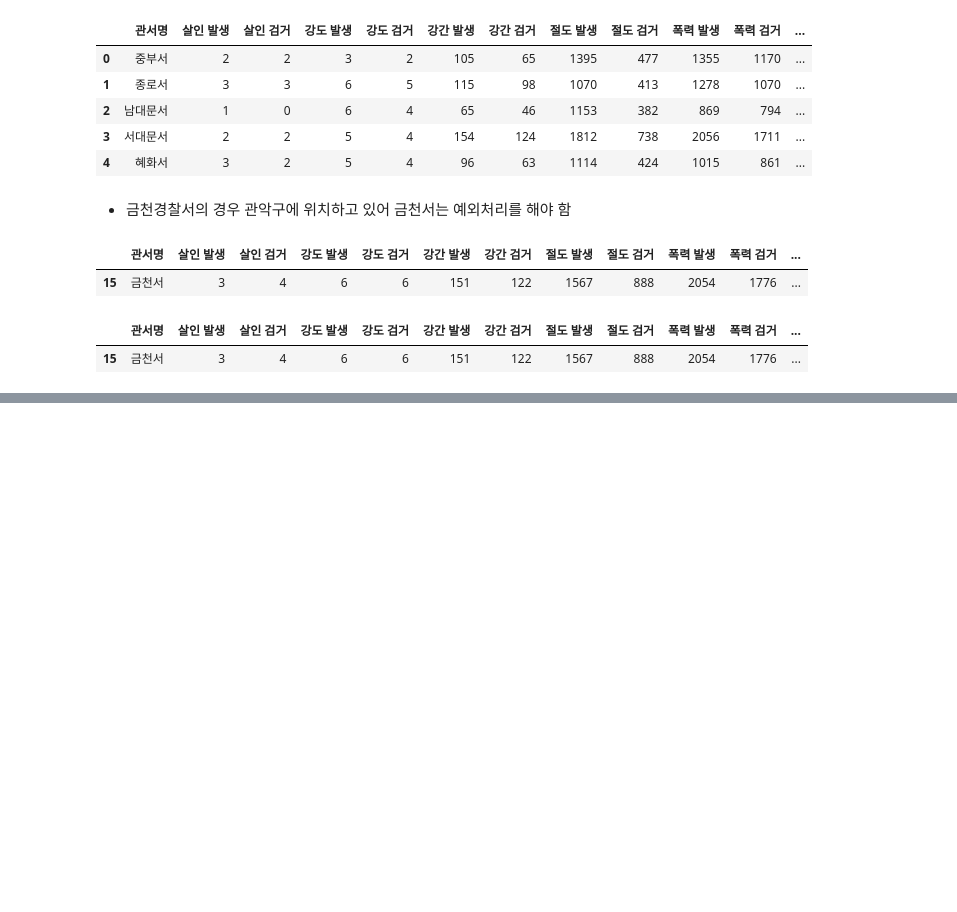
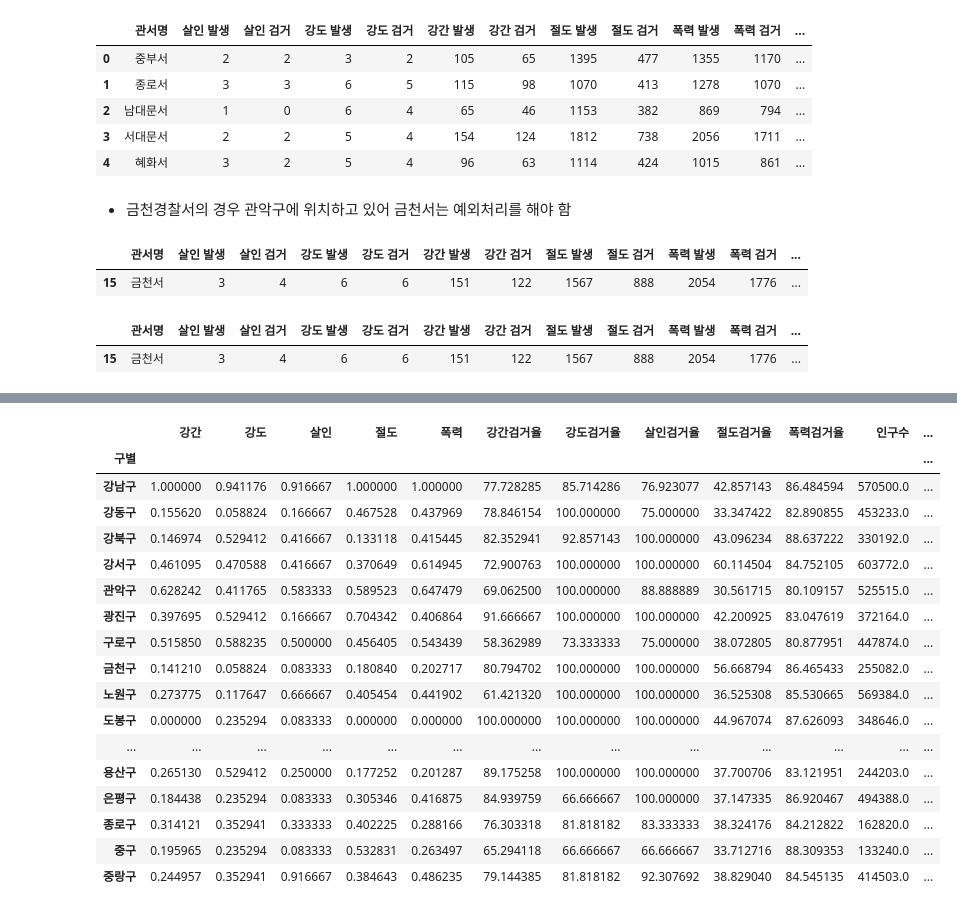
Before and after one commit to 2hongbi/ds-study, a Jupyter notebook: src/서울시범죄현황분석.ipynb, the cells around one changed output, grey strips where cells are left out. Cells and saved outputs as stored; diff of their text form; code cells hidden in the pictures; blank space fills up the shorter version.

```diff
--- a/src/서울시범죄현황분석.ipynb
+++ b/src/서울시범죄현황분석.ipynb
@@ -193,0 +261,7 @@ crime_data.to_csv('./../data/crime_in_seoul_include_gu_name.csv', sep=',', encod
+# %%
+crime_data.rename(columns={'강간 발생': '강간',
+                           '강도 발생': '강도',
+                           '살인 발생': '살인',
+                           '절도 발생': '절도',
+                           '폭력 발생': '폭력'}, inplace=True)
+crime_data.head()
@@ -193,0 +282,14 @@ crime_data.to_csv('./../data/crime_in_seoul_include_gu_name.csv', sep=',', encod
+# %%
+from sklearn import preprocessing
+
+col = ['강간', '강도', '살인', '절도', '폭력']
+
+x = crime_data[col].values
+min_max_scaler = preprocessing.MinMaxScaler()   # 최소값, 최대값을 이용해 정규화
+
+x_scaled = min_max_scaler.fit_transform(x.astype(float))
+crime_norm = pd.DataFrame(x_scaled, columns=col, index=crime_data.index)
+
+col2 = ['강간검거율', '강도검거율', '살인검거율', '절도검거율', '폭력검거율']
+crime_norm[col2] = crime_data[col2]
+crime_norm.head()
@@ -193,0 +304,4 @@ crime_data.to_csv('./../data/crime_in_seoul_include_gu_name.csv', sep=',', encod
+# %%
+result_cctv = pd.read_csv('./../data/cctv_result.csv', index_col='구별')
+crime_norm[['인구수', 'CCTV']] = result_cctv[['인구수', '소계']]
+crime_norm.head()
@@ -193,0 +316,4 @@ crime_data.to_csv('./../data/crime_in_seoul_include_gu_name.csv', sep=',', encod
+# %%
+col = ['강간', '강도', '살인', '절도', '폭력']
+crime_norm['범죄'] = np.sum(crime_norm[col], axis=1)
+crime_norm.head()
@@ -193,0 +328,23 @@ crime_data.to_csv('./../data/crime_in_seoul_include_gu_name.csv', sep=',', encod
+# %%
+col = ['강간검거율', '강도검거율', '살인검거율', '절도검거율', '폭력검거율']
+crime_norm['검거'] = np.sum(crime_norm[col], axis=1)
+crime_norm
+# %% [output]
+|  | 강간 | 강도 | 살인 | 절도 | 폭력 | 강간검거율 | 강도검거율 | 살인검거율 | 절도검거율 | 폭력검거율 | 인구수 | ... |
+| 구별 |  |  |  |  |  |  |  |  |  |  |  | ... |
+| 강남구 | 1.000000 | 0.941176 | 0.916667 | 1.000000 | 1.000000 | 77.728285 | 85.714286 | 76.923077 | 42.857143 | 86.484594 | 570500.0 | ... |
+| 강동구 | 0.155620 | 0.058824 | 0.166667 | 0.467528 | 0.437969 | 78.846154 | 100.000000 | 75.000000 | 33.347422 | 82.890855 | 453233.0 | ... |
+| 강북구 | 0.146974 | 0.529412 | 0.416667 | 0.133118 | 0.415445 | 82.352941 | 92.857143 | 100.000000 | 43.096234 | 88.637222 | 330192.0 | ... |
+| 강서구 | 0.461095 | 0.470588 | 0.416667 | 0.370649 | 0.614945 | 72.900763 | 100.000000 | 100.000000 | 60.114504 | 84.752105 | 603772.0 | ... |
+| 관악구 | 0.628242 | 0.411765 | 0.583333 | 0.589523 | 0.647479 | 69.062500 | 100.000000 | 88.888889 | 30.561715 | 80.109157 | 525515.0 | ... |
+| 광진구 | 0.397695 | 0.529412 | 0.166667 | 0.704342 | 0.406864 | 91.666667 | 100.000000 | 100.000000 | 42.200925 | 83.047619 | 372164.0 | ... |
+| 구로구 | 0.515850 | 0.588235 | 0.500000 | 0.456405 | 0.543439 | 58.362989 | 73.333333 | 75.000000 | 38.072805 | 80.877951 | 447874.0 | ... |
+| 금천구 | 0.141210 | 0.058824 | 0.083333 | 0.180840 | 0.202717 | 80.794702 | 100.000000 | 100.000000 | 56.668794 | 86.465433 | 255082.0 | ... |
+| 노원구 | 0.273775 | 0.117647 | 0.666667 | 0.405454 | 0.441902 | 61.421320 | 100.000000 | 100.000000 | 36.525308 | 85.530665 | 569384.0 | ... |
+| 도봉구 | 0.000000 | 0.235294 | 0.083333 | 0.000000 | 0.000000 | 100.000000 | 100.000000 | 100.000000 | 44.967074 | 87.626093 | 348646.0 | ... |
+| ... | ... | ... | ... | ... | ... | ... | ... | ... | ... | ... | ... | ... |
+| 용산구 | 0.265130 | 0.529412 | 0.250000 | 0.177252 | 0.201287 | 89.175258 | 100.000000 | 100.000000 | 37.700706 | 83.121951 | 244203.0 | ... |
+| 은평구 | 0.184438 | 0.235294 | 0.083333 | 0.305346 | 0.416875 | 84.939759 | 66.666667 | 100.000000 | 37.147335 | 86.920467 | 494388.0 | ... |
+| 종로구 | 0.314121 | 0.352941 | 0.333333 | 0.402225 | 0.288166 | 76.303318 | 81.818182 | 83.333333 | 38.324176 | 84.212822 | 162820.0 | ... |
+| 중구 | 0.195965 | 0.235294 | 0.083333 | 0.532831 | 0.263497 | 65.294118 | 66.666667 | 66.666667 | 33.712716 | 88.309353 | 133240.0 | ... |
+| 중랑구 | 0.244957 | 0.352941 | 0.916667 | 0.384643 | 0.486235 | 79.144385 | 81.818182 | 92.307692 | 38.829040 | 84.545135 | 414503.0 | ... |
```
Also changed, not shown: parts of 13 cells of this notebook.
